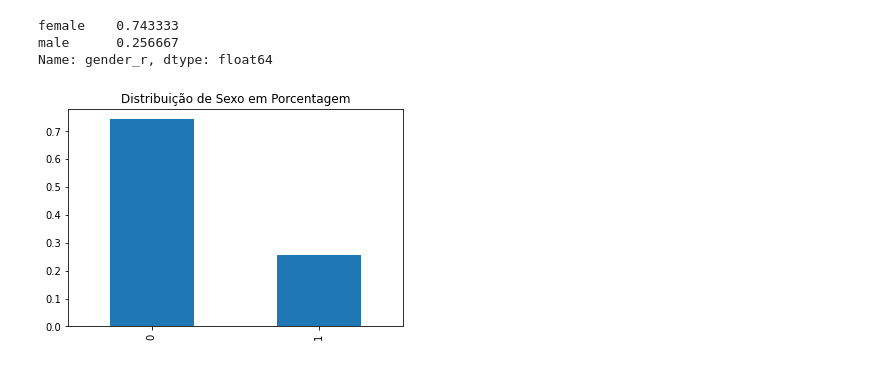
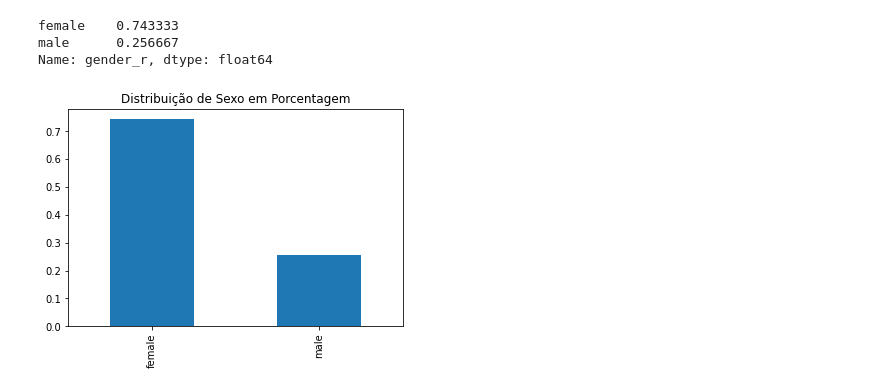
Before and after one commit to zetta-academy/exp-curso-python-saude, a Jupyter notebook: PySaude_03_python_analise_exploratoria_de_dados.ipynb, the cells around one changed output. Cells and saved outputs as stored; diff of their text form; code cells hidden in the pictures.

```diff
--- a/PySaude_03_python_analise_exploratoria_de_dados.ipynb
+++ b/PySaude_03_python_analise_exploratoria_de_dados.ipynb
@@ -160,12 +180,12 @@ Name: gender_r, dtype: float64
 # %%
 # Podemos visualizar melhor essa distribuição em um gráfico de barras.
 import matplotlib.pyplot as plt
 
 # Com o parâmetro 'kind' da função plot() você define o tipo do gráfico.
-data['gender'].value_counts(normalize=True).plot(kind='bar')
+data['gender_r'].value_counts(normalize=True).plot(kind='bar')
 
 plt.title('Distribuição de Sexo em Porcentagem')
 plt.show()
 # %% [output]
-[figure, old version]
+[figure, new version]
 # %% [markdown]
```
Also changed, not shown: parts of 20 cells of this notebook.
